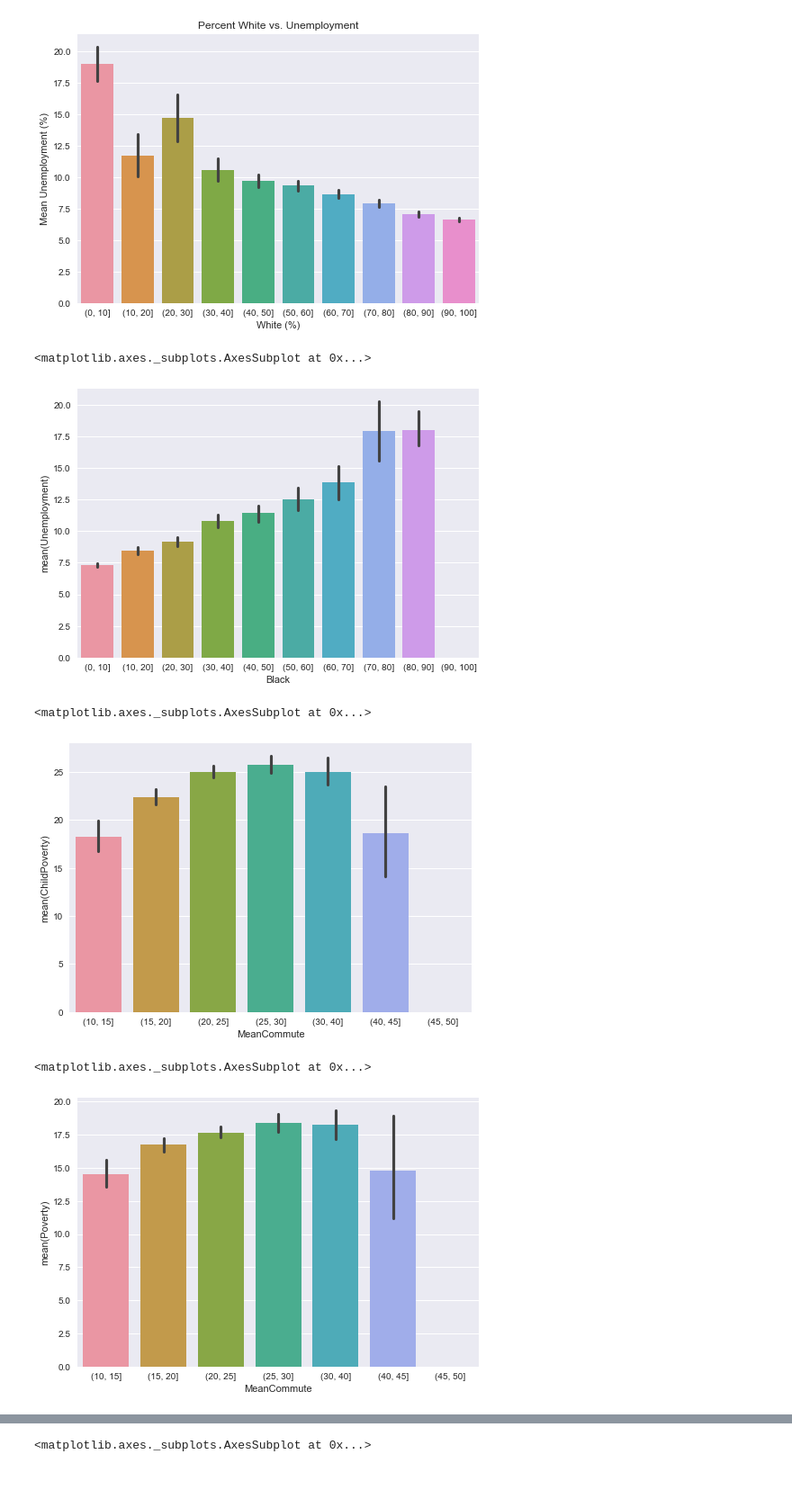
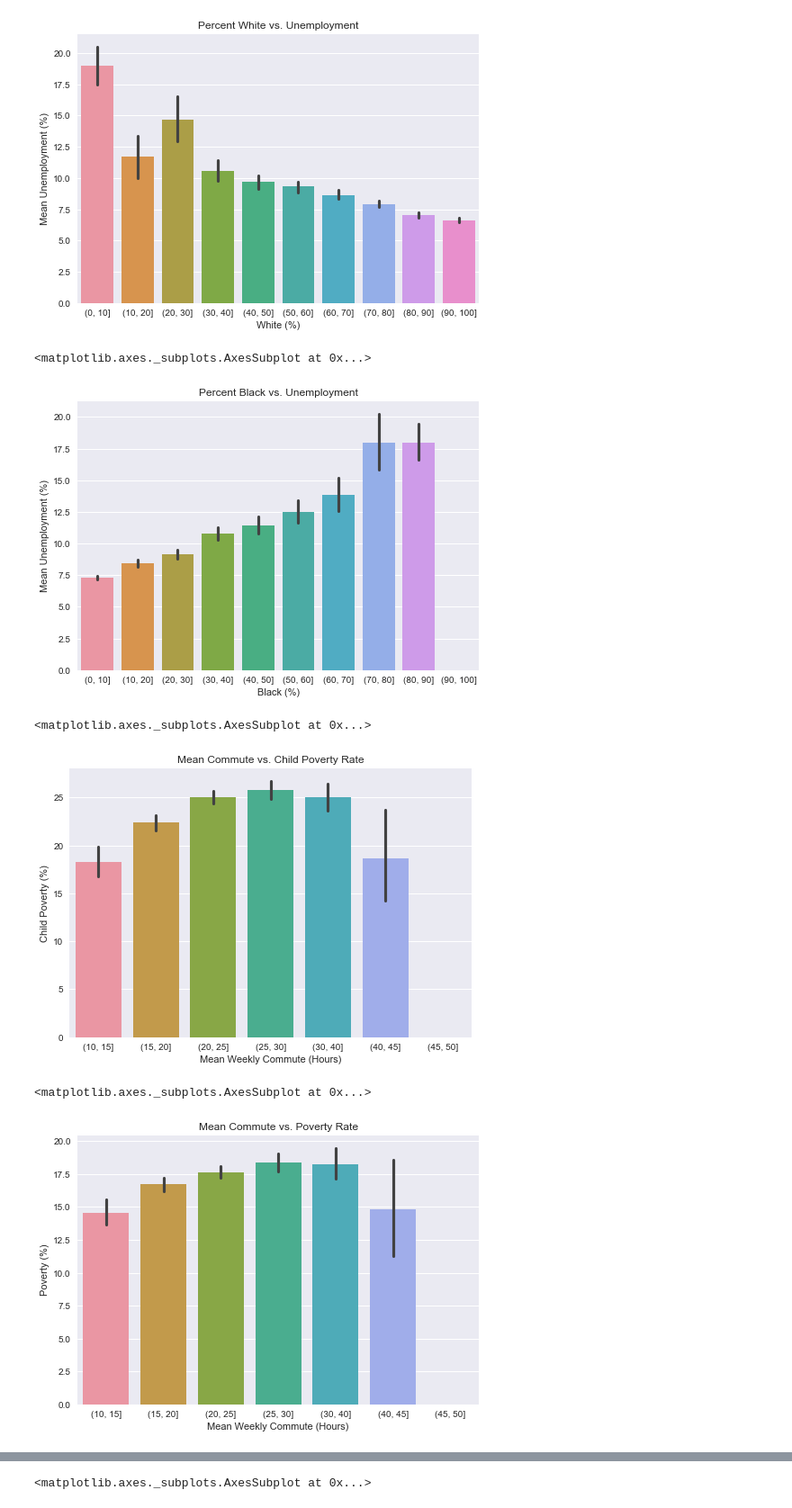
Before and after one commit to zacharyjgs/mlproj1, a Jupyter notebook: Census Data Analysis.ipynb, the cells around one changed output, grey strips where cells are left out. Shown: that part at 90% size. Cells and saved outputs as stored; diff of their text form; code cells hidden in the pictures; blank space fills up the shorter version.

```diff
--- a/Census Data Analysis.ipynb
+++ b/Census Data Analysis.ipynb
@@ -71,24 +70,33 @@ fig
 # %%
 black10 = pd.cut(census['Black'], [0, 10, 20, 30, 40, 50, 60, 70, 80, 90, 100])
 unemployment = census['Unemployment']
-sns.barplot(x=black10, y=unemployment)
+fig = sns.barplot(x=black10, y=unemployment)
+fig.set(xlabel='Black (%)', ylabel='Mean Unemployment (%)')
+fig.set_title('Percent Black vs. Unemployment')
+fig
 # %% [output]
 <matplotlib.axes._subplots.AxesSubplot at 0x...>
-[figure, old version]
+[figure, new version]
 # %%
 mean_commute6 = pd.cut(census['MeanCommute'], [10, 15, 20, 25, 30, 40, 45, 50])
 child_poverty = census['ChildPoverty']
-sns.barplot(x=mean_commute6, y=child_poverty)
+fig = sns.barplot(x=mean_commute6, y=child_poverty)
+fig.set(xlabel='Mean Weekly Commute (Hours)', ylabel='Child Poverty (%)')
+fig.set_title('Mean Commute vs. Child Poverty Rate')
+fig
 # %% [output]
 <matplotlib.axes._subplots.AxesSubplot at 0x...>
-[figure, old version]
+[figure, new version]
 # %%
 mean_commute6 = pd.cut(census['MeanCommute'], [10, 15, 20, 25, 30, 40, 45, 50])
 poverty = census['Poverty']
-sns.barplot(x=mean_commute6, y=poverty)
+fig = sns.barplot(x=mean_commute6, y=poverty)
+fig.set(xlabel='Mean Weekly Commute (Hours)', ylabel='Poverty (%)')
+fig.set_title('Mean Commute vs. Poverty Rate')
+fig
 # %% [output]
 <matplotlib.axes._subplots.AxesSubplot at 0x...>
-[figure, old version]
+[figure, new version]
 # %%
 professional5 = pd.cut(census['Professional'], 5)
 child_poverty = census['ChildPoverty']
```
Also changed, not shown: parts of 29 cells of this notebook, 2 other files.
